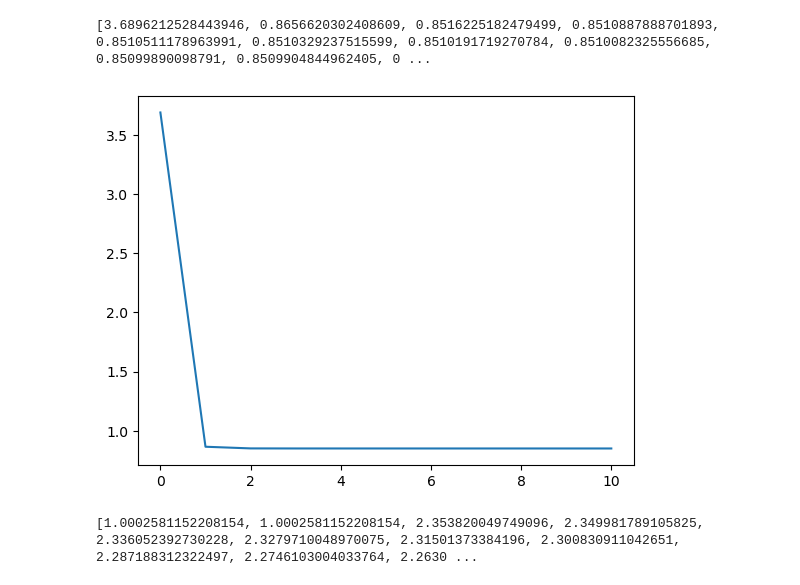
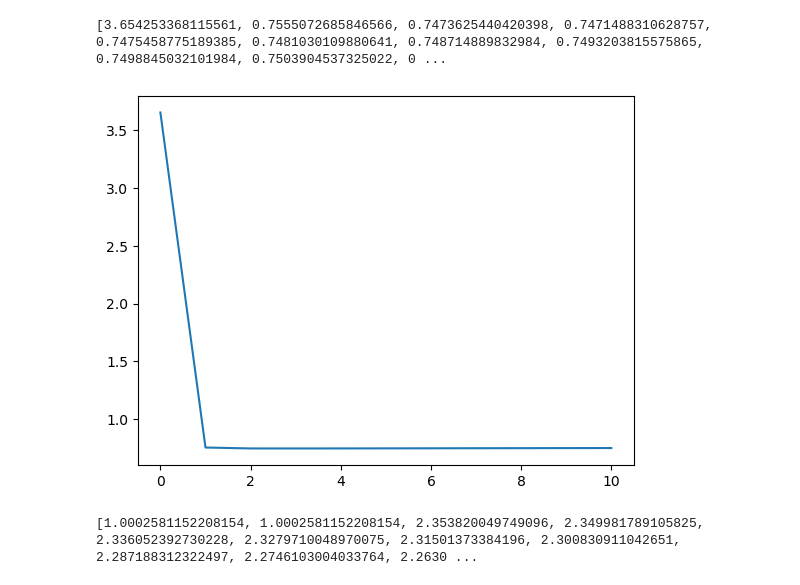
Before and after one commit to JamesHund/Recommender-System, a Jupyter notebook: demo.ipynb, the cells around one changed output. Saved outputs shown, nothing was run; the diff lists cells and outputs as text; code cells hidden in the pictures.

Commit message:
Train-test split

```diff
--- a/demo.ipynb
+++ b/demo.ipynb
@@ -99,9 +67,9 @@ print(statistics['neg_log_liks'])
 # %%
-plt.plot(statistics['RMSEs'])
-print(statistics['RMSEs'])
+plt.plot(statistics['RMSEs_test'])
+print(statistics['RMSEs_test'])
 # %% [output]
-[3.6896212528443946, 0.8656620302408609, 0.8516225182479499, 0.8510887888701893, 0.8510511178963991, 0.8510329237515599, 0.8510191719270784, 0.8510082325556685, 0.85099890098791, 0.8509904844962405, 0 ...
+[3.654253368115561, 0.7555072685846566, 0.7473625440420398, 0.7471488310628757, 0.7475458775189385, 0.7481030109880641, 0.748714889832984, 0.7493203815575865, 0.7498845032101984, 0.7503904537325022, 0 ...
-[figure, old version]
+[figure, new version]
 # %%
 plt.plot(statistics['user_embed_length'])
 print(statistics['user_embed_length'])
```
Also changed, not shown: parts of 4 cells of this notebook, 1 other file.
